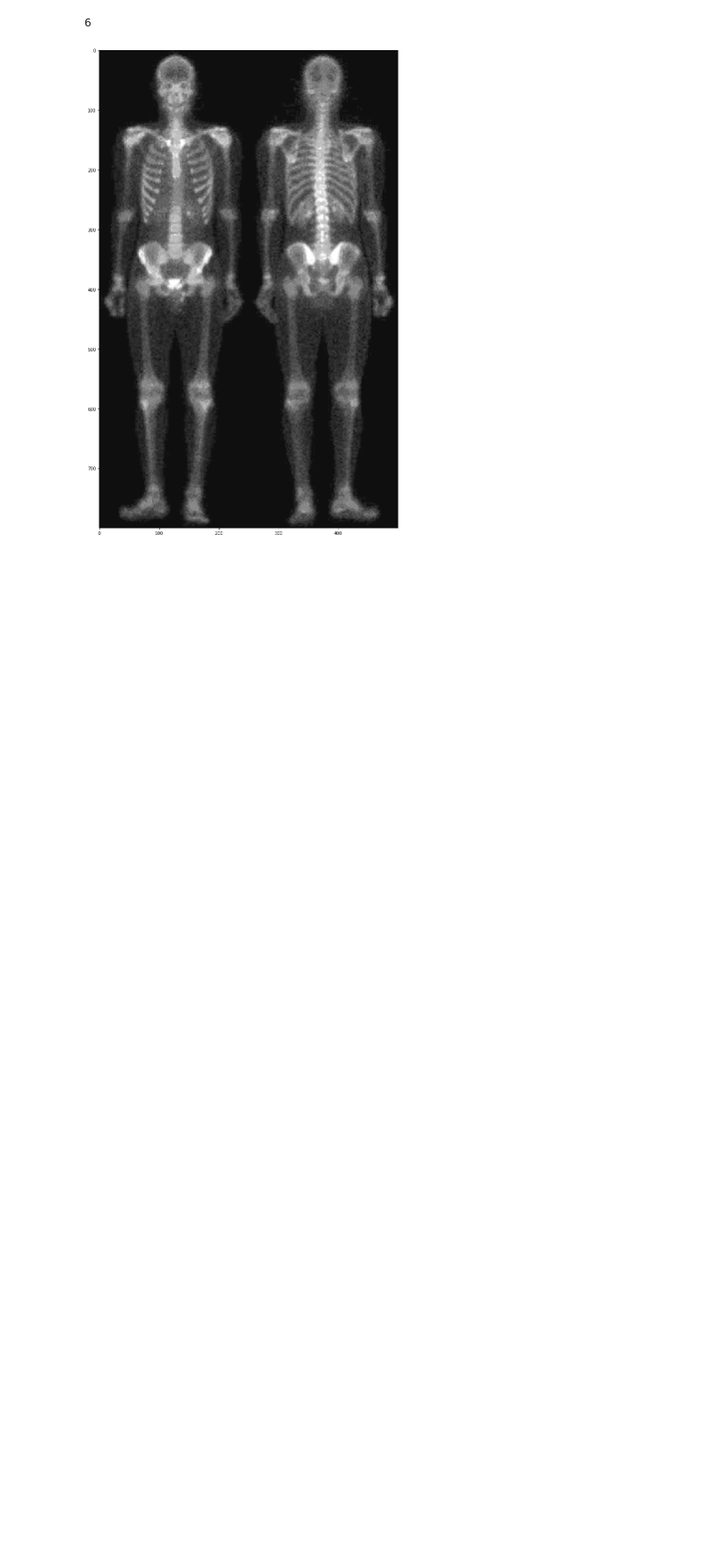
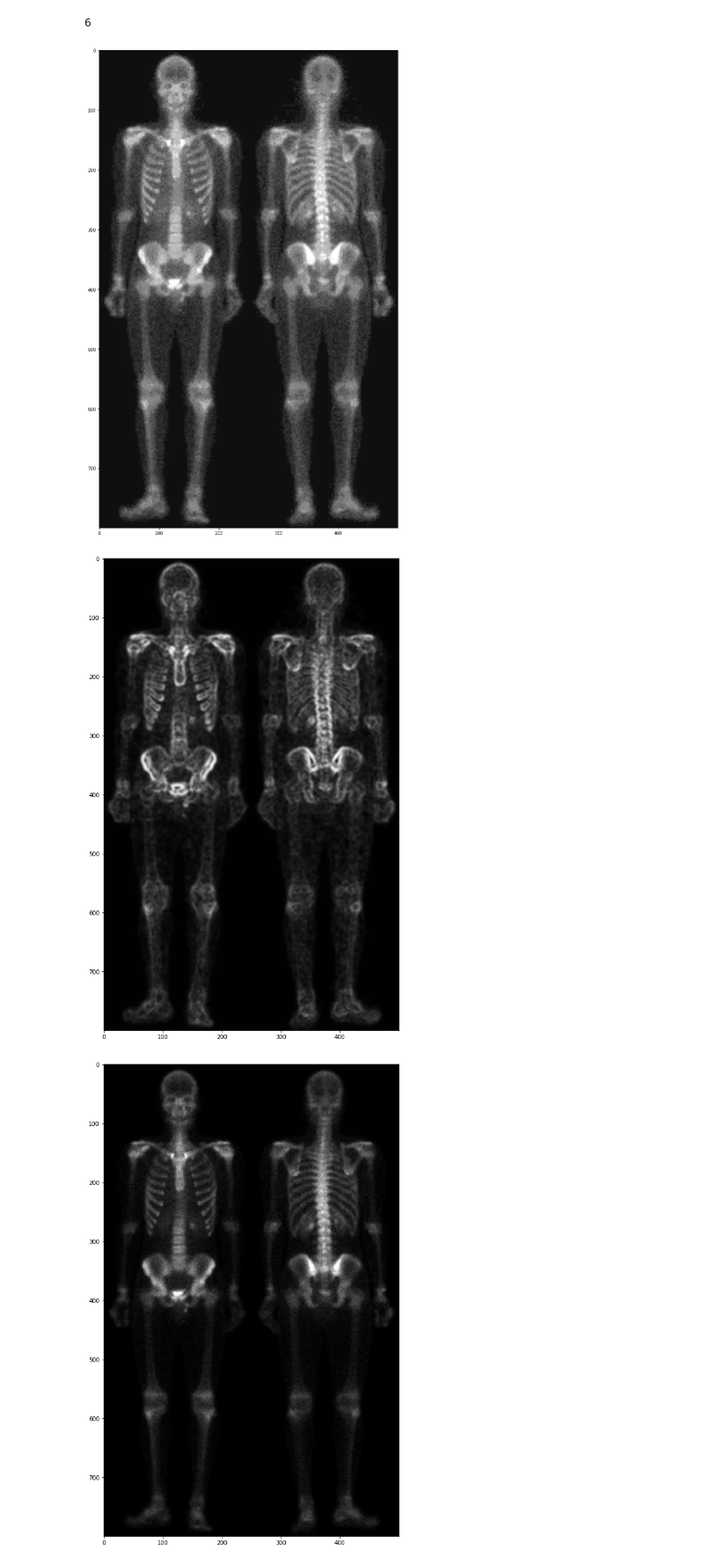
Before and after one commit to InColumi/ComputerVision, a Jupyter notebook: Лабораторная 4. Пространственная фильтрация/skeleton.ipynb, the cells around one changed output. Shown at 88% size. Drawn from its saved outputs; the diff is of its cells as text; code cells hidden in the pictures; blank space fills up the shorter version.

```diff
--- a/Лабораторная 4. Пространственная фильтрация/skeleton.ipynb
+++ b/Лабораторная 4. Пространственная фильтрация/skeleton.ipynb
@@ -100,0 +109,9 @@ showImage(image_last)
+# %%
+mask_image = image.copy()
+mask_image = mean_image & image_sum
+showImage(mean_image)
+showImage(image_sum)
+showImage(mask_image)
+# %% [output]
+[figure, added]
+[figure, added]
```
Also changed, not shown: parts of 7 cells of this notebook.
